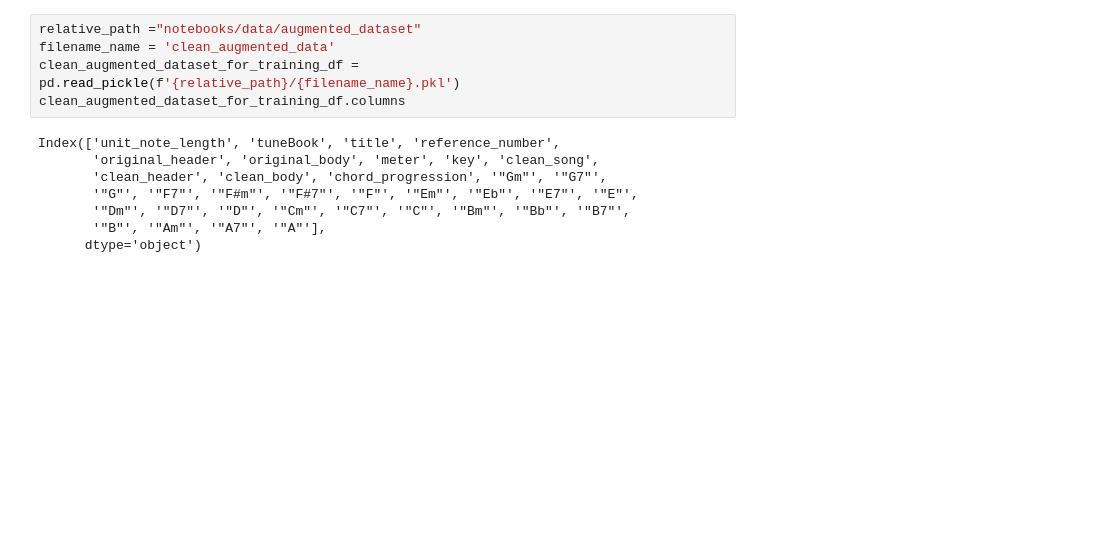
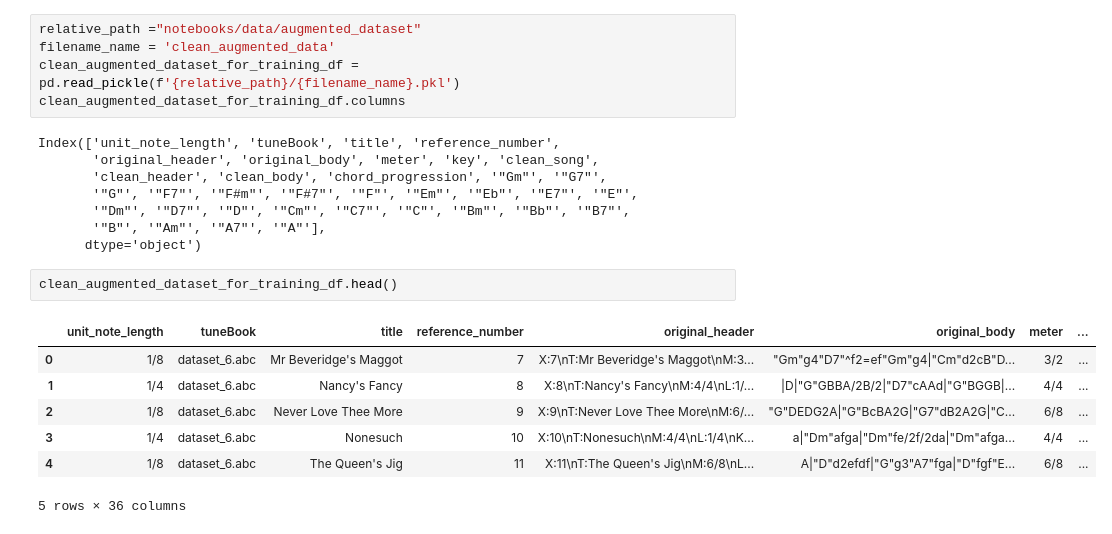
Before and after one commit to DavidNogales/DeepEarTraining, a Jupyter notebook: training_lab/notebooks/EDA_nottingham.ipynb, the cells around one changed output. Cells and saved outputs as stored; diff of their text form; blank space fills up the shorter version.

```diff
--- a/training_lab/notebooks/EDA_nottingham.ipynb
+++ b/training_lab/notebooks/EDA_nottingham.ipynb
@@ -1035,3 +1035,13 @@ Index(['unit_note_length', 'tuneBook', 'title', 'reference_number',
        '"Dm"', '"D7"', '"D"', '"Cm"', '"C7"', '"C"', '"Bm"', '"Bb"', '"B7"',
        '"B"', '"Am"', '"A7"', '"A"'],
       dtype='object')
+# %%
+clean_augmented_dataset_for_training_df.head()
+# %% [output]
+|  | unit_note_length | tuneBook | title | reference_number | original_header | original_body | meter | ... |
+| 0 | 1/8 | dataset_6.abc | Mr Beveridge's Maggot | 7 | X:7\nT:Mr Beveridge's Maggot\nM:3... | "Gm"g4"D7"^f2=ef"Gm"g4|"Cm"d2cB"D... | 3/2 | ... |
+| 1 | 1/4 | dataset_6.abc | Nancy's Fancy | 8 | X:8\nT:Nancy's Fancy\nM:4/4\nL:1/... | |D|"G"GBBA/2B/2|"D7"cAAd|"G"BGGB|... | 4/4 | ... |
+| 2 | 1/8 | dataset_6.abc | Never Love Thee More | 9 | X:9\nT:Never Love Thee More\nM:6/... | "G"DEDG2A|"G"BcBA2G|"G7"dB2A2G|"C... | 6/8 | ... |
+| 3 | 1/4 | dataset_6.abc | Nonesuch | 10 | X:10\nT:Nonesuch\nM:4/4\nL:1/4\nK... | a|"Dm"afga|"Dm"fe/2f/2da|"Dm"afga... | 4/4 | ... |
+| 4 | 1/8 | dataset_6.abc | The Queen's Jig | 11 | X:11\nT:The Queen's Jig\nM:6/8\nL... | A|"D"d2efdf|"G"g3"A7"fga|"D"fgf"E... | 6/8 | ... |
+5 rows × 36 columns
```
Also changed, not shown: parts of 1 cell of this notebook, 5 other files.
